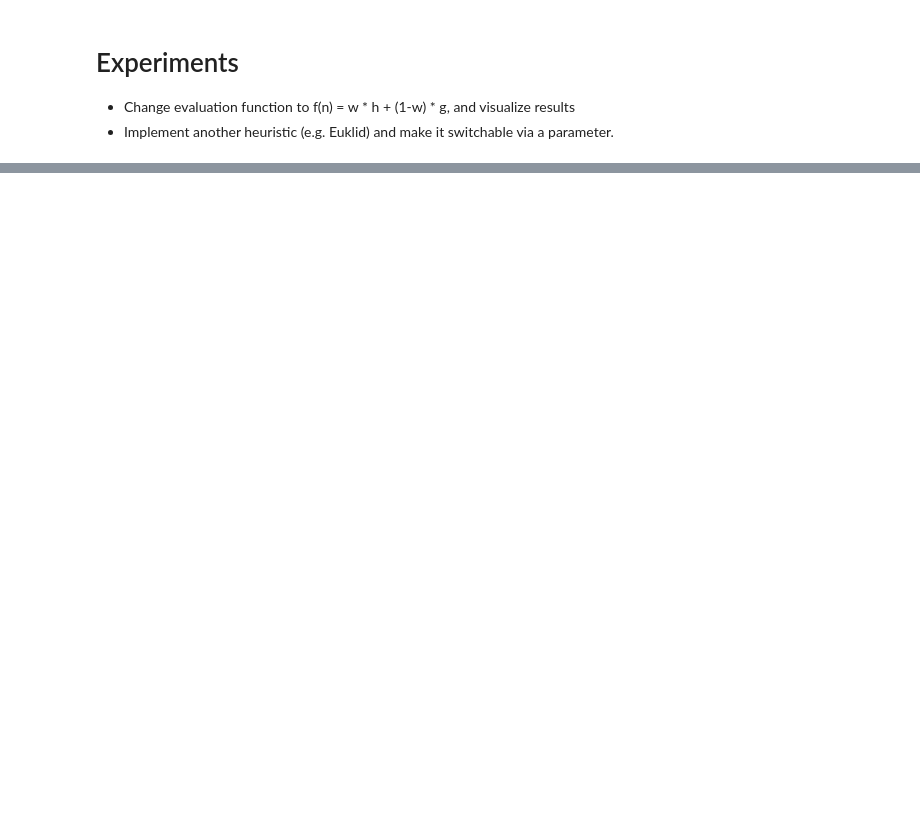
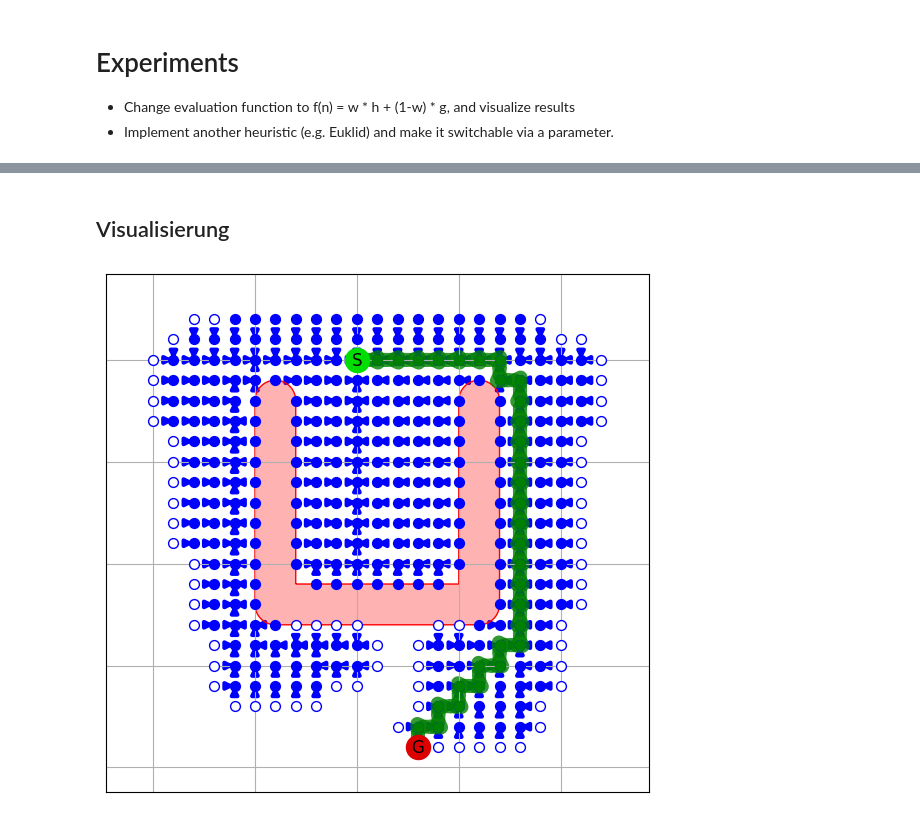
Before and after one commit to MatthewBlackkk/Roboterprogrammierung, a Jupyter notebook: A-Star_Erweiterung/notebooks/IP-8-0_ASTAR.ipynb, the cells around one changed output, grey strips where cells are left out. Drawn from its saved outputs; the diff is of its cells as text; code cells hidden in the pictures; blank space fills up the shorter version.

Commit message:
Testumgebung erweitert um Matzes A-Star zu testen

```diff
--- a/A-Star_Erweiterung/notebooks/IP-8-0_ASTAR.ipynb
+++ b/A-Star_Erweiterung/notebooks/IP-8-0_ASTAR.ipynb
@@ -122,0 +160,40 @@ Experiments
+# %%
+import matplotlib.pyplot as plt
+%matplotlib inline
+
+from shapely.geometry import Point, Polygon, LineString
+from IPEnvironment import CollisionChecker
+
+# Definition of a testing environment
+trapField = dict()
+trapField["obs1"] =   LineString([(6, 18), (6, 8), (16, 8), (16,18)]).buffer(1.0)
+
+environment = CollisionChecker(trapField)
+
+
+start = [[10,20]]
+goal  = [[13,1]]
+
+# AStar
+astar = ReopenAStar(environment)
+
+# To know what is part on the config please consult the documentation of planPath
+astarConfig = dict()
+astarConfig["w"] = .5
+
+astarConfig["heuristic"]  = "euclidean"
+
+# Erweiterung für Kantenkollision -- Ludwig
+# NEU: Aktiviert Kantenkollisionsprüfung
+astarConfig["checkEdgeCollision"] = True
+# Ende Erweiterung für Kantenkollision -- Ludwig
+
+solution = astar.planPath(start, goal, astarConfig )
+# %% [markdown]
+## Visualisierung
+# %%
+fig = plt.figure(figsize=(7,7))
+ax = fig.add_subplot(1,1,1)
+aStarVisualize(astar, solution, ax = ax, nodeSize=50)
+# %% [output]
+[figure, added]
```
Also changed, not shown: parts of 5 cells of this notebook.
